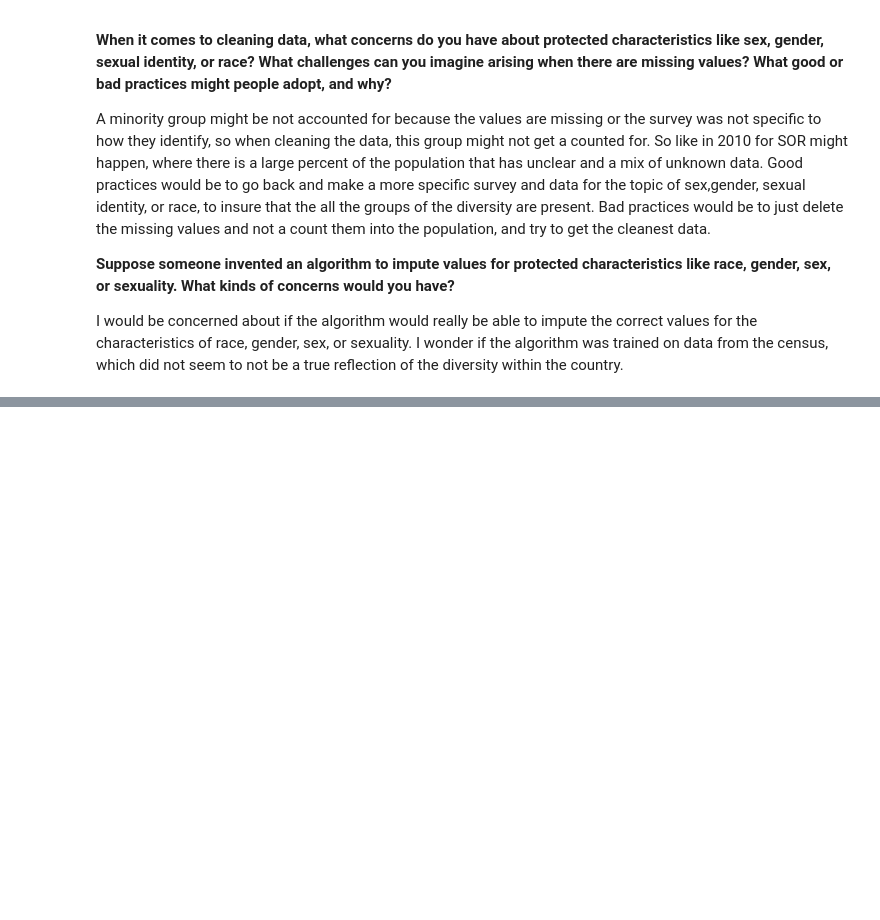
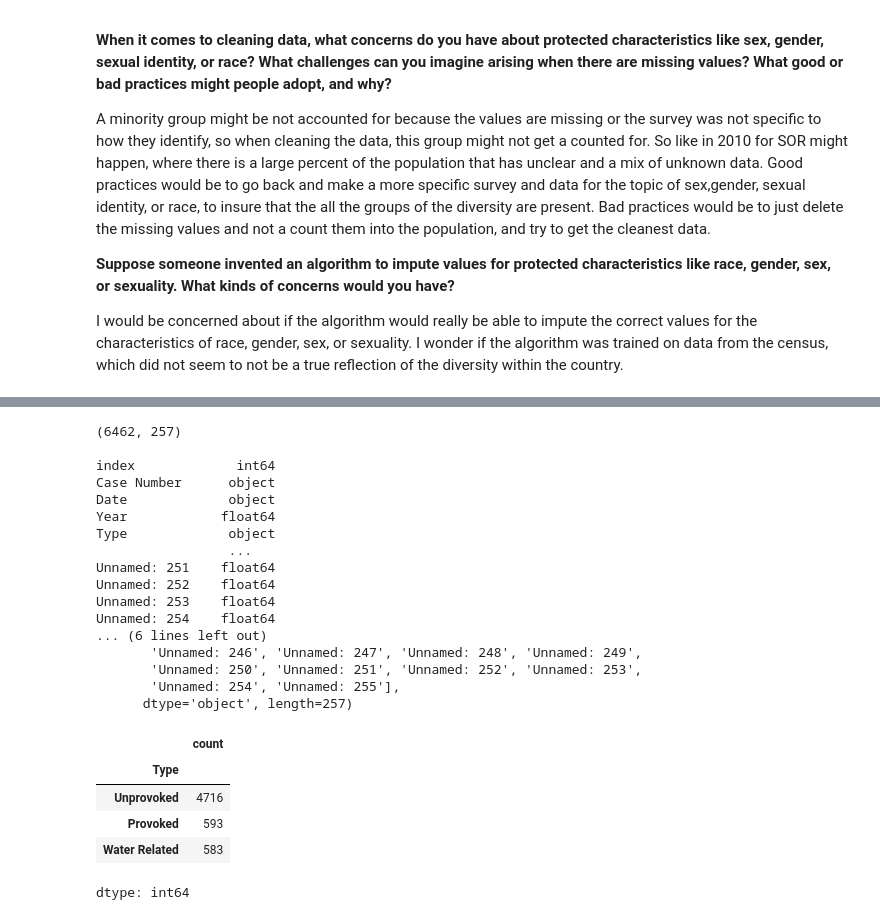
Before and after one commit to corinnakeum1/DS-4002, a Jupyter notebook: WranglingAssignmentCorinnaKeum.ipynb, the cells around one changed output, grey strips where cells are left out. Saved outputs shown, nothing was run; the diff lists cells and outputs as text; code cells hidden in the pictures; blank space fills up the shorter version.

```diff
--- a/WranglingAssignmentCorinnaKeum.ipynb
+++ b/WranglingAssignmentCorinnaKeum.ipynb
@@ -93,0 +157,44 @@ I would be concerned about if the algorithm would really be able to impute the c
+# %%
+import numpy as np # Import the numpy package into your workspace
+import matplotlib.pyplot as plt # Import matplotlib into your workspace
+import pandas as pd  # Import the pandas package into your workspace
+
+df = pd.read_csv('wrangling/assignment/data/sharks.csv',low_memory=False)
+
+print(df.shape, '\n') # List the dimensions of df
+print(df.dtypes, '\n') # The types of the variables; `object` is a bad sign
+print(df.columns, '\n') # Column names
+df['Type'].value_counts()
+
+type = df['Type']
+
+var = 'Boat Related'
+
+type = type.replace(['Sea Disaster','Watercraft','Boat','Boating','Boatomg'], 'Water Related') # putting all water related values into one type
+type.value_counts()
+type = type.replace(['Invalid', 'Questionable', 'Unconfirmed', 'Unverified', 'Under investigation'], np.nan)
+type.value_counts()
+# %% [output]
+(6462, 257)
+
+index             int64
+Case Number      object
+Date             object
+Year            float64
+Type             object
+                 ...
+Unnamed: 251    float64
+Unnamed: 252    float64
+Unnamed: 253    float64
+Unnamed: 254    float64
+... (6 lines left out)
+       'Unnamed: 246', 'Unnamed: 247', 'Unnamed: 248', 'Unnamed: 249',
+       'Unnamed: 250', 'Unnamed: 251', 'Unnamed: 252', 'Unnamed: 253',
+       'Unnamed: 254', 'Unnamed: 255'],
+      dtype='object', length=257)
+|  | count |
+| Type |  |
+| Unprovoked | 4716 |
+| Provoked | 593 |
+| Water Related | 583 |
+dtype: int64
```
Also changed, not shown: parts of 7 cells of this notebook.
